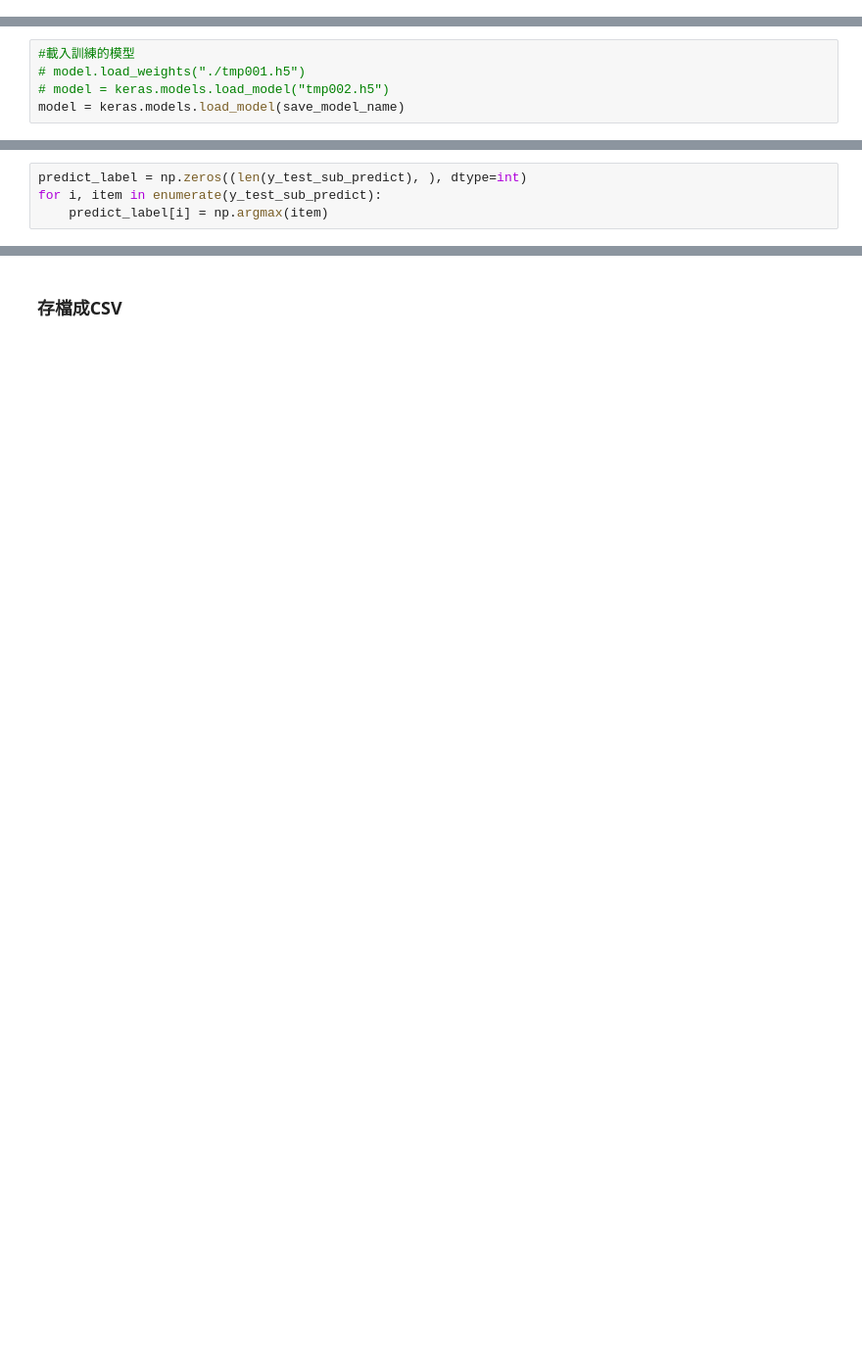
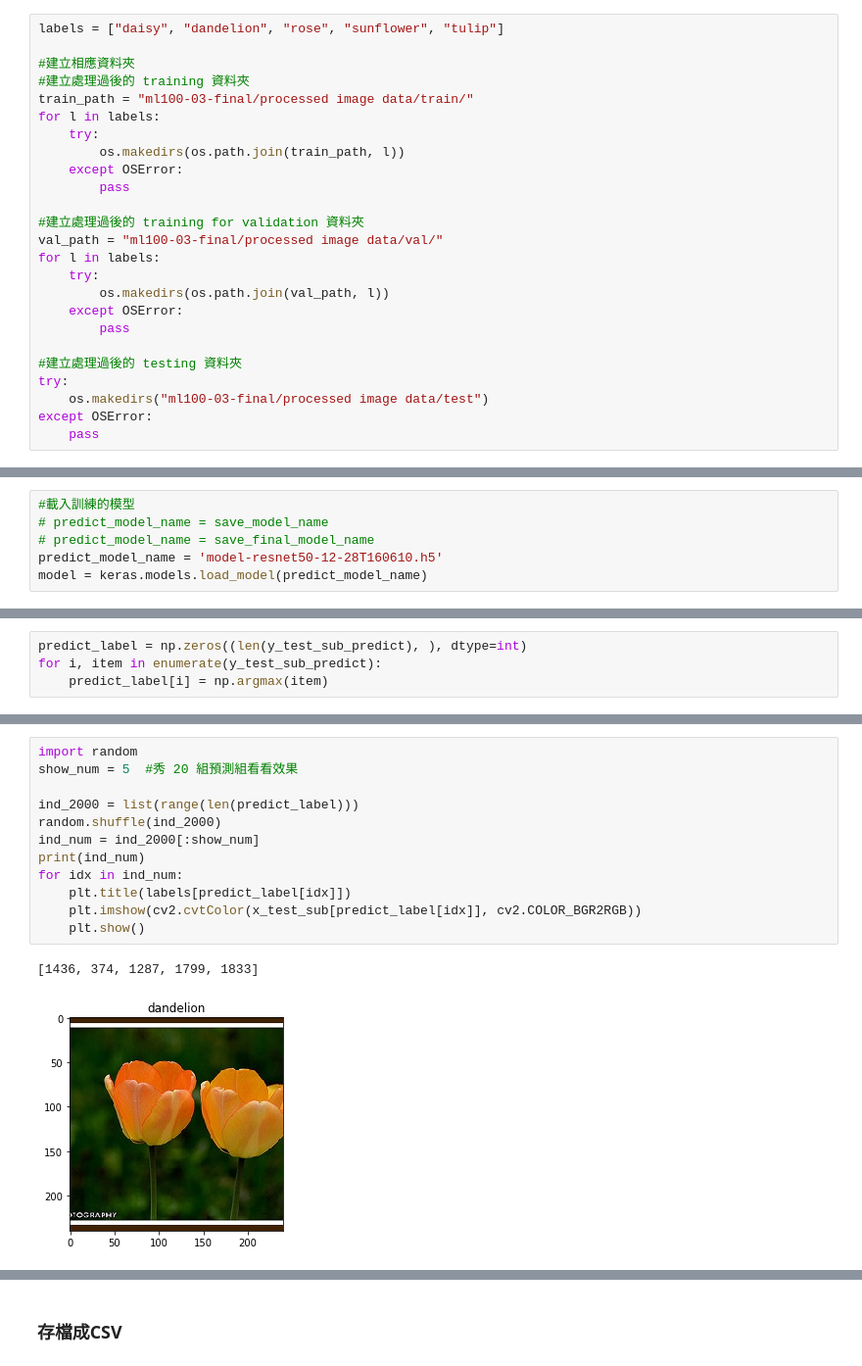
Before and after one commit to kung-bill/3rd-ML100Days, a Jupyter notebook: homework/Day_101_FinalExam.ipynb, the cells around one changed output, grey strips where cells are left out. Shown at 98% size. Cells and saved outputs as stored; diff of their text form; blank space fills up the shorter version.

```diff
--- a/homework/Day_101_FinalExam.ipynb
+++ b/homework/Day_101_FinalExam.ipynb
@@ -26 +11,26 @@ for d in folders_target_list:
+# %%
+labels = ["daisy", "dandelion", "rose", "sunflower", "tulip"]
+
+#建立相應資料夾
+#建立處理過後的 training 資料夾
+train_path = "ml100-03-final/processed image data/train/"
+for l in labels:
+    try:
+        os.makedirs(os.path.join(train_path, l))
+    except OSError:
+        pass
+
+#建立處理過後的 training for validation 資料夾
+val_path = "ml100-03-final/processed image data/val/"
+for l in labels:
+    try:
+        os.makedirs(os.path.join(val_path, l))
+    except OSError:
+        pass
+
+#建立處理過後的 testing 資料夾
+try:
+    os.makedirs("ml100-03-final/processed image data/test")
+except OSError:
+    pass
 # %%
@@ -396,9 +441,10 @@ Epoch 20/20
 ### Prediction
 # %%
 #載入訓練的模型
-# model.load_weights("./tmp001.h5")
-# model = keras.models.load_model("tmp002.h5")
-model = keras.models.load_model(save_model_name)
+# predict_model_name = save_model_name
+# predict_model_name = save_final_model_name
+predict_model_name = 'model-resnet50-12-28T160610.h5'
+model = keras.models.load_model(predict_model_name)
 # %%
 df = pd.read_csv('ml100-03-final/sample_submission.csv')
 test_file_name_list = list(df.id)
@@ -447,0 +513,15 @@ print(predict_label)
+# %%
+import random
+show_num = 5  #秀 20 組預測組看看效果
+
+ind_2000 = list(range(len(predict_label)))
+random.shuffle(ind_2000)
+ind_num = ind_2000[:show_num]
+print(ind_num)
+for idx in ind_num:
+    plt.title(labels[predict_label[idx]])
+    plt.imshow(cv2.cvtColor(x_test_sub[predict_label[idx]], cv2.COLOR_BGR2RGB))
+    plt.show()
+# %% [output]
+[1436, 374, 1287, 1799, 1833]
+[figure, added]
```
Also changed, not shown: parts of 24 cells of this notebook, 1 other file.
